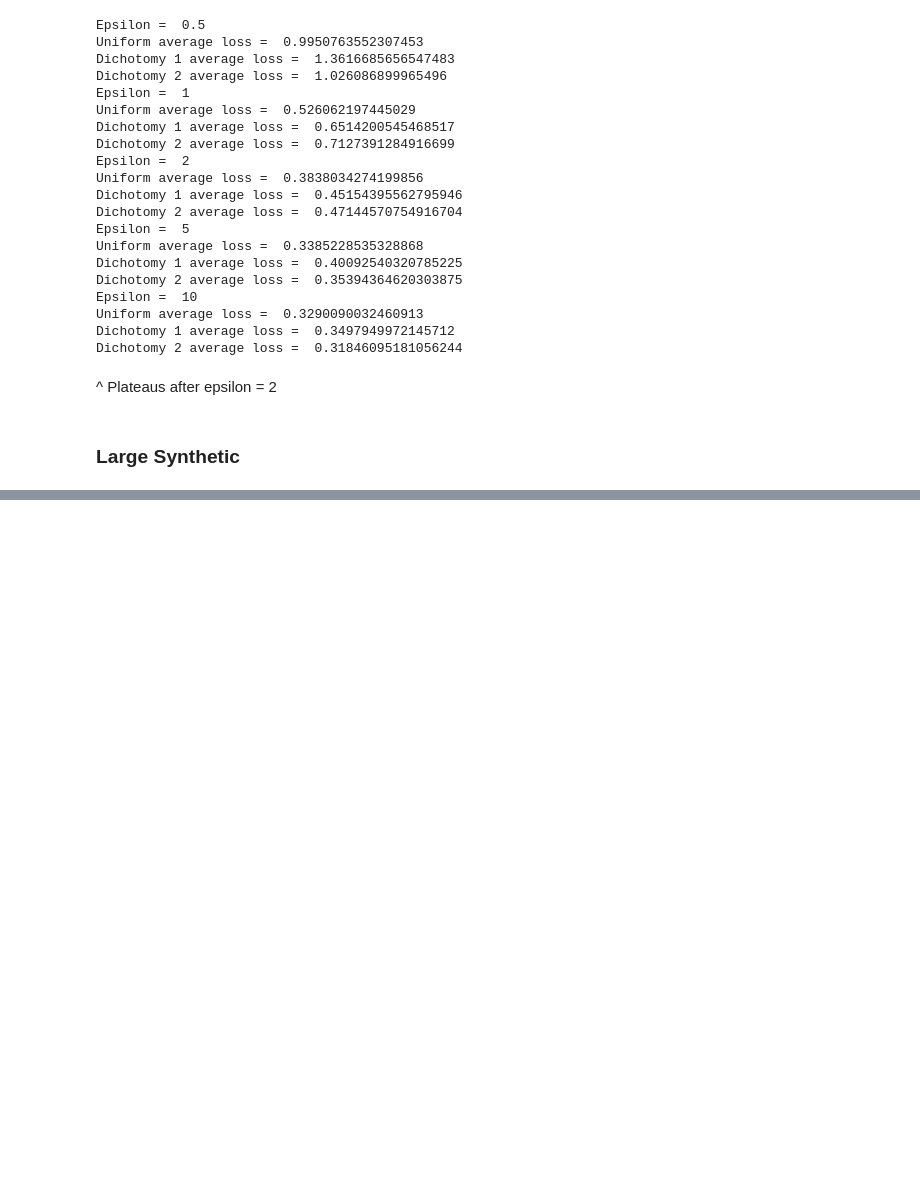
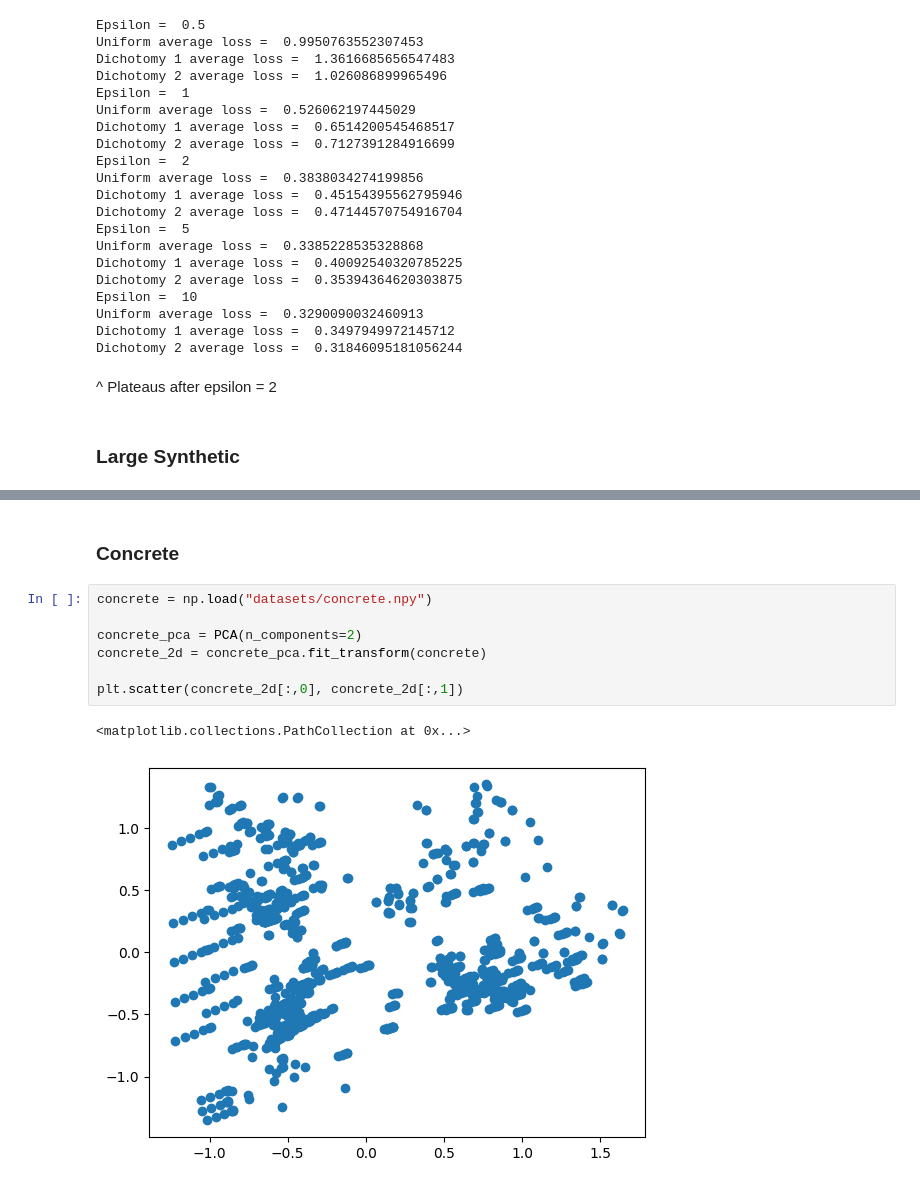
Before and after one commit to amy-ln/dpclustering, a Jupyter notebook: dplloyd-experiment.ipynb, the cells around one changed output, grey strips where cells are left out. Drawn from its saved outputs; the diff is of its cells as text; blank space fills up the shorter version.

Commit message:
concrete dataset done

```diff
--- a/dplloyd-experiment.ipynb
+++ b/dplloyd-experiment.ipynb
@@ -299,0 +327,12 @@ PCA:
+# %% [markdown]
+### Concrete
+# %%
+concrete = np.load("datasets/concrete.npy")
+
+concrete_pca = PCA(n_components=2)
+concrete_2d = concrete_pca.fit_transform(concrete)
+
+plt.scatter(concrete_2d[:,0], concrete_2d[:,1])
+# %% [output]
+<matplotlib.collections.PathCollection at 0x...>
+[figure, added]
```
Also changed, not shown: parts of 7 cells of this notebook, 2 other files.
